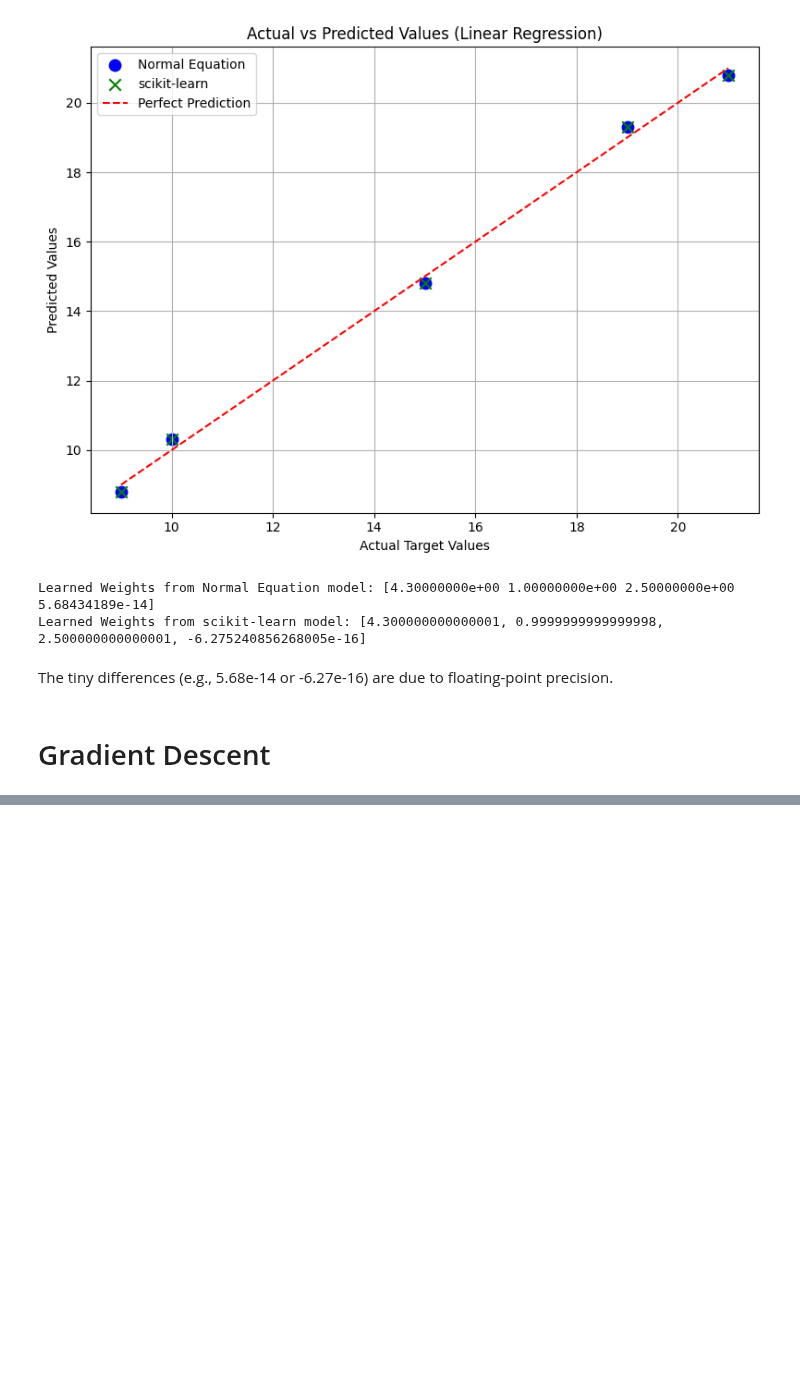
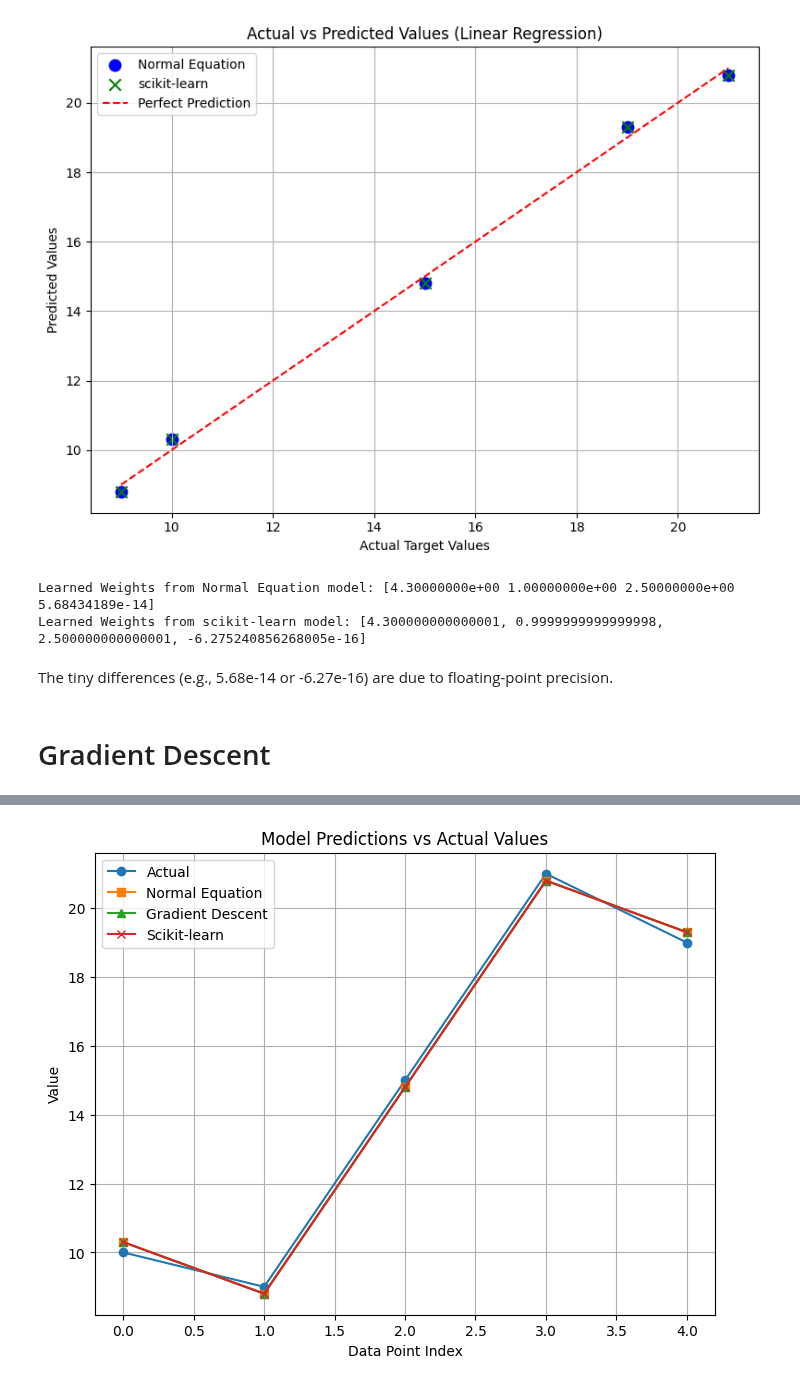
Before and after one commit to NishivSingh/ML-Algorithms-Implementation-From-Scratch, a Jupyter notebook: Regression/LinearRegression/LinearRegression.ipynb, the cells around one changed output, grey strips where cells are left out. Cells and saved outputs as stored; diff of their text form; code cells hidden in the pictures; blank space fills up the shorter version.

```diff
--- a/Regression/LinearRegression/LinearRegression.ipynb
+++ b/Regression/LinearRegression/LinearRegression.ipynb
@@ -171,0 +235,15 @@ plt.show()
+# %%
+plt.figure(figsize=(8, 6))
+plt.plot(y, label="Actual", marker='o')
+plt.plot(predictions_ne, label="Normal Equation", marker='s')
+plt.plot(predictions_gd, label="Gradient Descent", marker='^')
+plt.plot(predictions_sklearn, label="Scikit-learn", marker='x')
+
+plt.xlabel("Data Point Index")
+plt.ylabel("Value")
+plt.title("Model Predictions vs Actual Values")
+plt.legend()
+plt.grid(True)
+plt.show()
+# %% [output]
+[figure, added]
```
Also changed, not shown: parts of 6 cells of this notebook.
